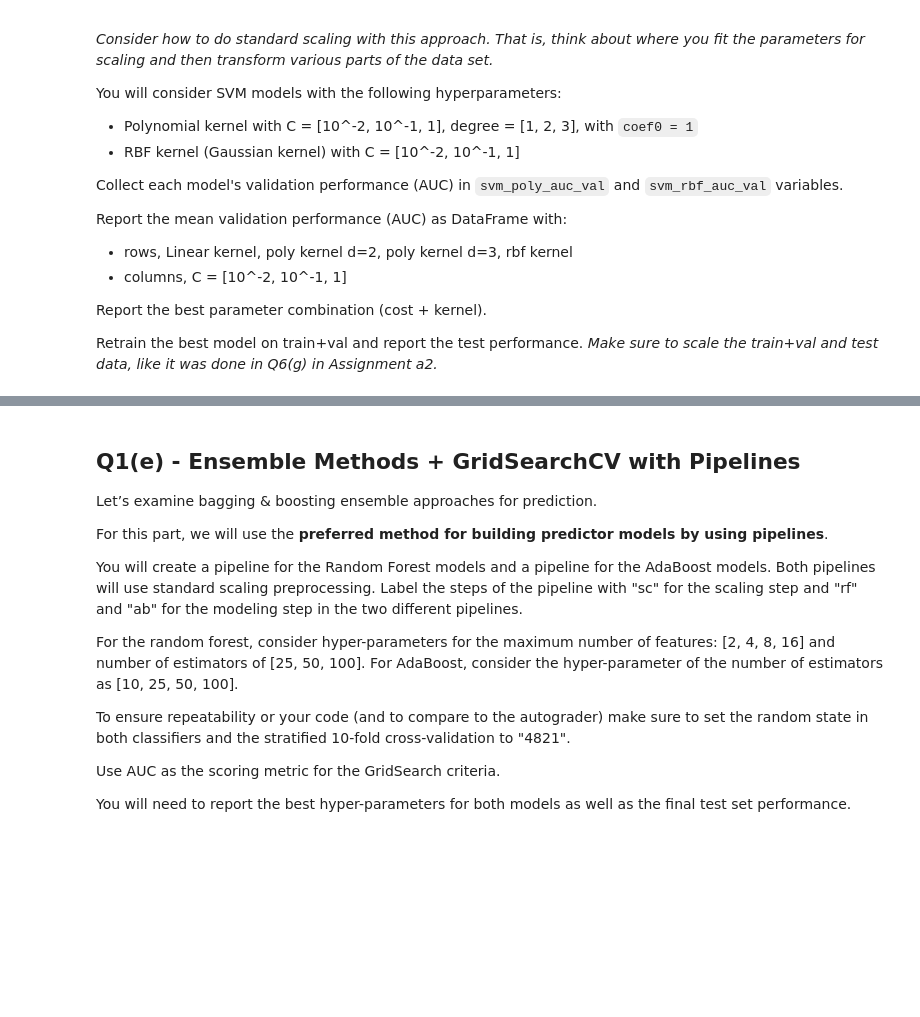
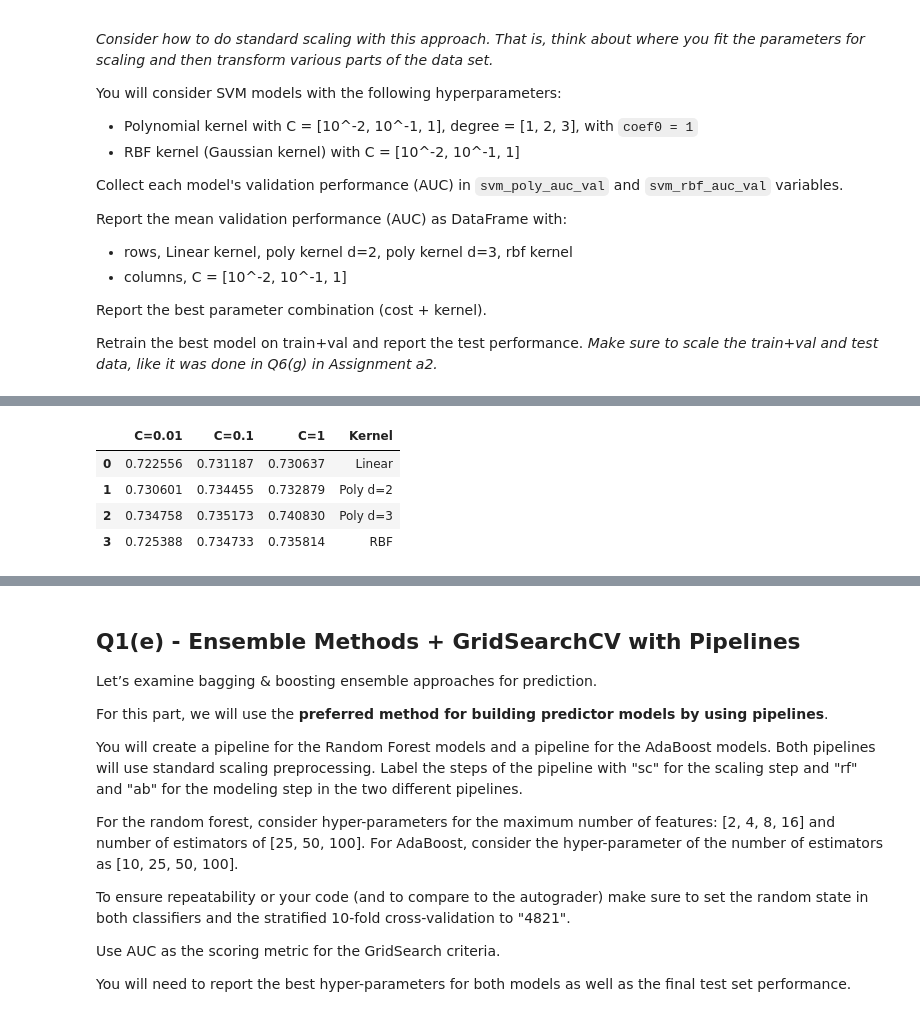
Before and after one commit to zecerman/CS4821, a Jupyter notebook: a3-4821/a3-4821.ipynb, the cells around one changed output, grey strips where cells are left out. Saved outputs shown, nothing was run; the diff lists cells and outputs as text; code cells hidden in the pictures; blank space fills up the shorter version.

```diff
--- a/a3-4821/a3-4821.ipynb
+++ b/a3-4821/a3-4821.ipynb
@@ -205,10 +205,10 @@ Split the data into training, validation and test sets with 60, 20, and 20% of t
 Set the seed for the random generator in `random_state` to ”4821”
 # %%
 # Split of the test set
-X_trainval, X_test, y_trainval, y_test = ...
+X_trainval, X_test, y_trainval, y_test = train_test_split(nbaX, nbaY, test_size=0.2, random_state=4821, stratify=nbaY)
 
 # Split trainval into train + val
-X_train, X_val, y_train, y_val = ...
+X_train, X_val, y_train, y_val = train_test_split(X_trainval, y_trainval, test_size=0.25, random_state=4821, stratify=y_trainval)
 # %% [output]
 TypeError: cannot unpack non-iterable ellipsis object
 # %%
@@ -248,37 +248,99 @@ svm_rbf_auc_val = np.zeros((10,3))
 
 
 # With the train+val data, use 10-fold cross-validation (with StratifiedKFold )
-
 # Train each model on the train set, evaluate each model on the validation set
 #  set up scaling
+scaler = StandardScaler()
+X_train_sc = scaler.fit_transform(X_train)
+X_val_sc = scaler.transform(X_val)
 
 # You will consider SVM models with the following hyperparameters:
 #   - Polynomial kernel with C = [10^-2, 10^-1, 1], degree = [1, 2, 3]
 #   - RBF kernel (Gaussian kernel) with C = [10^-2, 10^-1, 1]
+Cs = [0.01, 0.1, 1.0]
+degrees = [1, 2, 3]
 
 # Collect each model's validation performance.
+skf = StratifiedKFold(n_splits=10, shuffle=True, random_state=4821)
+
+for fold, (train_idx, val_idx) in enumerate(skf.split(X_trainval, y_trainval)):
+    X_train_fold, X_val_fold = X_trainval.iloc[train_idx], X_trainval.iloc[val_idx]
+    y_train_fold, y_val_fold = y_trainval.values[train_idx], y_trainval.values[val_idx]
+
+    scaler = StandardScaler()
+    X_train_fold_sc = scaler.fit_transform(X_train_fold)
+    X_val_fold_sc = scaler.transform(X_val_fold)
+
+    for i, C in enumerate(Cs):
+        for j, degree in enumerate(degrees):
+            svm_poly = svm.SVC(kernel='poly', C=C, degree=degree, coef0=1.0)
+            svm_poly.fit(X_train_fold_sc, y_train_fold)
+            y_val_pred = svm_poly.predict(X_val_fold_sc)
+            svm_poly_auc_val[fold, i, j] = metrics.roc_auc_score(y_val_fold, y_val_pred)
+    for i, C in enumerate(Cs):
+        svm_rbf = svm.SVC(kernel='rbf', C=C)
+        svm_rbf.fit(X_train_fold_sc, y_train_fold)
+        y_val_pred = svm_rbf.predict(X_val_fold_sc)
+        svm_rbf_auc_val[fold, i] = metrics.roc_auc_score(y_val_fold, y_val_pred)
 
 
 # Report the mean validation performance (AUC) as DataFrame with:
 #   - rows, Linear kernel, poly kernel d=2, poly kernel d=3, rbf kernel
 #   - columns, C = [10^-2, 10^-1, 1]
-
-svm_results = ...
+mean_poly_auc = np.mean(svm_poly_auc_val, axis=0)
+mean_rbf_auc = np.mean(svm_rbf_auc_val, axis=0)
+svm_results = pd.DataFrame(
+    {
+        'C=0.01': [
+            mean_poly_auc[0, 0],  # Linear kernel, C=0.01
+            mean_poly_auc[0, 1],  # Poly d=2, C=0.01
+            mean_poly_auc[0, 2],  # Poly d=3, C=0.01
+            mean_rbf_auc[0]       # RBF kernel, C=0.01
+        ],
+        'C=0.1': [
+            mean_poly_auc[1, 0],  # Linear kernel, C=0.1
+            mean_poly_auc[1, 1],  # Poly d=2, C=0.1
+            mean_poly_auc[1, 2],  # Poly d=3, C=0.1
+            mean_rbf_auc[1]       # RBF kernel, C=0.1
+        ],
+        'C=1': [
+            mean_poly_auc[2, 0],  # Linear kernel, C=1
+            mean_poly_auc[2, 1],  # Poly d=2, C=1
+            mean_poly_auc[2, 2],  # Poly d=3, C=1
+            mean_rbf_auc[2]       # RBF kernel, C=1
+        ],
+        'Kernel': ['Linear', 'Poly d=2', 'Poly d=3', 'RBF'],
+    }
+)
 
 # Report the best hyperparameter combination (cost + kernel).
-svm_bestC = ...  # numeric value
-svm_bestKernel = ...  # string `poly` or `rbf`
-svm_bestD = ... # integer or np.nan
+best_poly_idx = np.unravel_index(np.argmax(mean_poly_auc), mean_poly_auc.shape)
+best_rbf_idx = np.argmax(mean_rbf_auc)
+
+if mean_poly_auc[best_poly_idx] > mean_rbf_auc[best_rbf_idx]:
+    svm_bestC = Cs[best_poly_idx[0]]
+    svm_bestKernel = 'poly'
+    svm_bestD = degrees[best_poly_idx[1]]
+else:
+    svm_bestC = Cs[best_rbf_idx]
+    svm_bestKernel = 'rbf'
+    svm_bestD = np.nan
 
 # Retrain the best model on train+val and report the test performance .
-#  Scale train+val and test data like Q6(g) in Assignment a2
-scaler_final = ...
-X_test_sc = ...
-X_trainval_sc = ...
+#  Scale train+val and test data like Q6(g) in Assignment a2 .
+scaler_final = StandardScaler()
+X_trainval_sc = scaler_final.fit_transform(X_trainval)
+X_test_sc = scaler_final.transform(X_test)
 
+if svm_bestKernel == 'poly':
+    best_model = svm.SVC(kernel='poly', C=svm_bestC, degree=svm_bestDegrees, coef0=1.0)
+else:
+    best_model = svm.SVC(kernel='rbf', C=svm_bestC)
 
-svm_auc_test = ...
+best_model.fit(X_trainval_sc, y_trainval)
+y_test_pred = best_model.predict(X_test_sc)
+svm_auc_test = metrics.roc_auc_score(y_test, y_test_pred)
 
-print('best hyperparameters: %d, %s, %d' % (svm_bestC,
-                                            svm_bestKernel, svm_bestD))
+print(f'best hyperparameters: {svm_bestC}, {svm_bestKernel}, {svm_bestD}')
 svm_results
+# %% [output]
@@ -285,2 +348,7 @@ svm_results
+|  | C=0.01 | C=0.1 | C=1 | Kernel |
+| 0 | 0.722556 | 0.731187 | 0.730637 | Linear |
+| 1 | 0.730601 | 0.734455 | 0.732879 | Poly d=2 |
+| 2 | 0.734758 | 0.735173 | 0.740830 | Poly d=3 |
+| 3 | 0.725388 | 0.734733 | 0.735814 | RBF |
 # %%
 grader.check("q1d")
```
Also changed, not shown: parts of 4 cells of this notebook, 1 other file.
